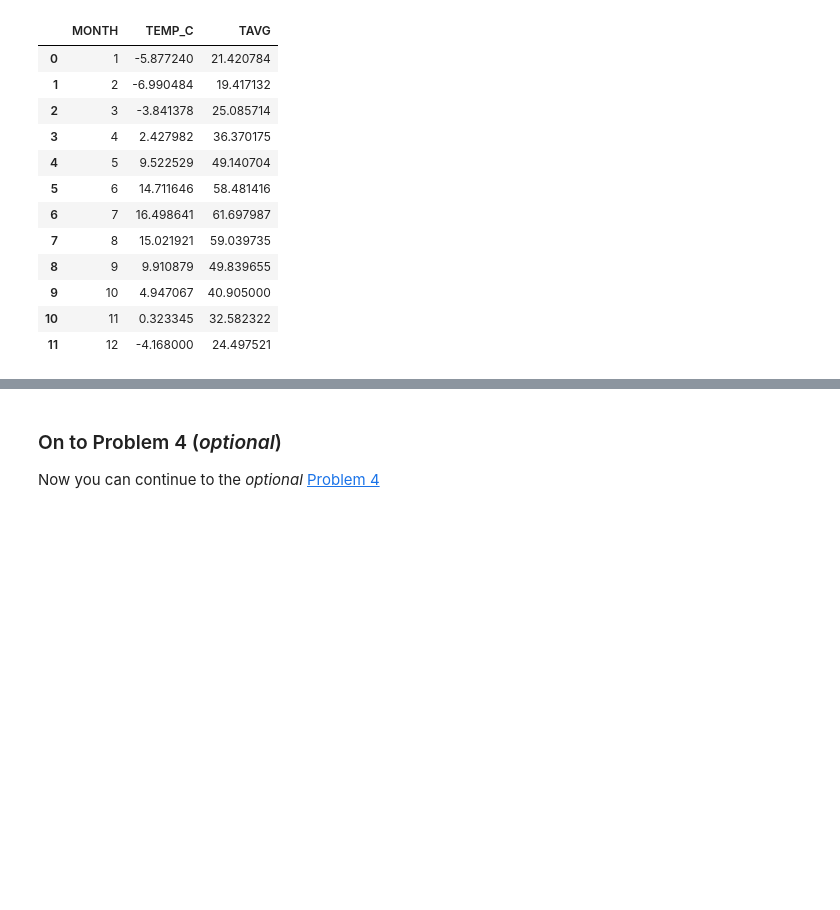
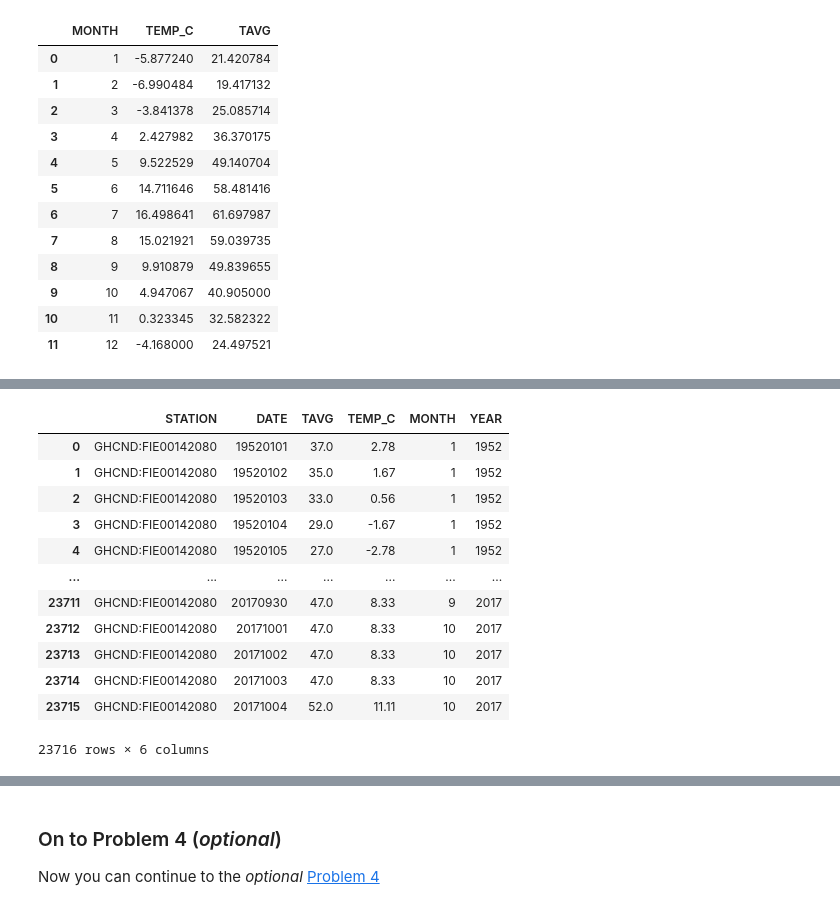
Before and after one commit to FinnP0611/Exercise-6-Finn, a Jupyter notebook: Exercise-6-problems-1-3.ipynb, the cells around one changed output, grey strips where cells are left out. Saved outputs shown, nothing was run; the diff lists cells and outputs as text; code cells hidden in the pictures; blank space fills up the shorter version.

```diff
--- a/Exercise-6-problems-1-3.ipynb
+++ b/Exercise-6-problems-1-3.ipynb
@@ -340,0 +392,16 @@ reference_temps
+# %%
+data
+# %% [output]
+|  | STATION | DATE | TAVG | TEMP_C | MONTH | YEAR |
+| 0 | GHCND:FIE00142080 | 19520101 | 37.0 | 2.78 | 1 | 1952 |
+| 1 | GHCND:FIE00142080 | 19520102 | 35.0 | 1.67 | 1 | 1952 |
+| 2 | GHCND:FIE00142080 | 19520103 | 33.0 | 0.56 | 1 | 1952 |
+| 3 | GHCND:FIE00142080 | 19520104 | 29.0 | -1.67 | 1 | 1952 |
+| 4 | GHCND:FIE00142080 | 19520105 | 27.0 | -2.78 | 1 | 1952 |
+| ... | ... | ... | ... | ... | ... | ... |
+| 23711 | GHCND:FIE00142080 | 20170930 | 47.0 | 8.33 | 9 | 2017 |
+| 23712 | GHCND:FIE00142080 | 20171001 | 47.0 | 8.33 | 10 | 2017 |
+| 23713 | GHCND:FIE00142080 | 20171002 | 47.0 | 8.33 | 10 | 2017 |
+| 23714 | GHCND:FIE00142080 | 20171003 | 47.0 | 8.33 | 10 | 2017 |
+| 23715 | GHCND:FIE00142080 | 20171004 | 52.0 | 11.11 | 10 | 2017 |
+23716 rows × 6 columns
```
Also changed, not shown: parts of 19 cells of this notebook.
